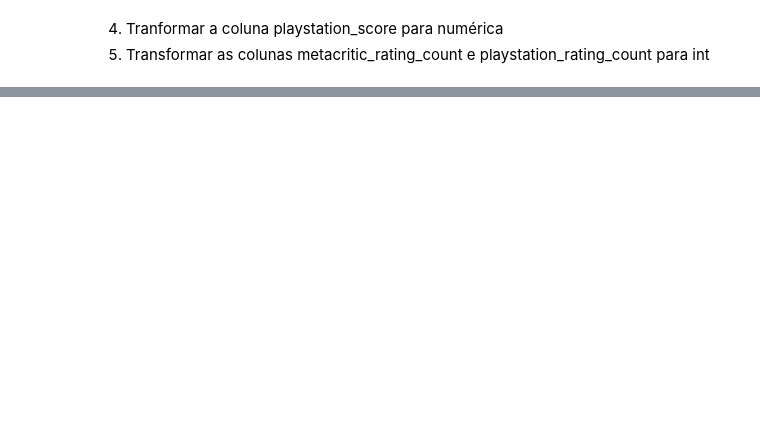
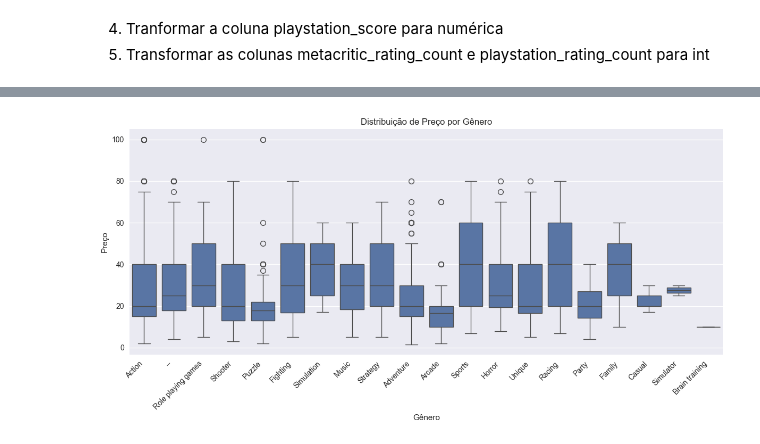
Before and after one commit to CesarNasc/datasets_analysis, a Jupyter notebook: 02_game_details/python/game_details.ipynb, the cells around one changed output, grey strips where cells are left out. Saved outputs shown, nothing was run; the diff lists cells and outputs as text; code cells hidden in the pictures; blank space fills up the shorter version.

```diff
--- a/02_game_details/python/game_details.ipynb
+++ b/02_game_details/python/game_details.ipynb
@@ -248,0 +311,12 @@ Standartização de texto:
+# %%
+plt.figure(figsize=(12, 6))
+sns.boxplot(data=df, x='genero_primario', y='highest_price')
+
+plt.title('Distribuição de Preço por Gênero')
+plt.xlabel('Gênero')
+plt.ylabel('Preço')
+plt.xticks(rotation=45, ha='right')
+plt.tight_layout()
+plt.show()
+# %% [output]
+[figure, added]
```
Also changed, not shown: parts of 17 cells of this notebook.
